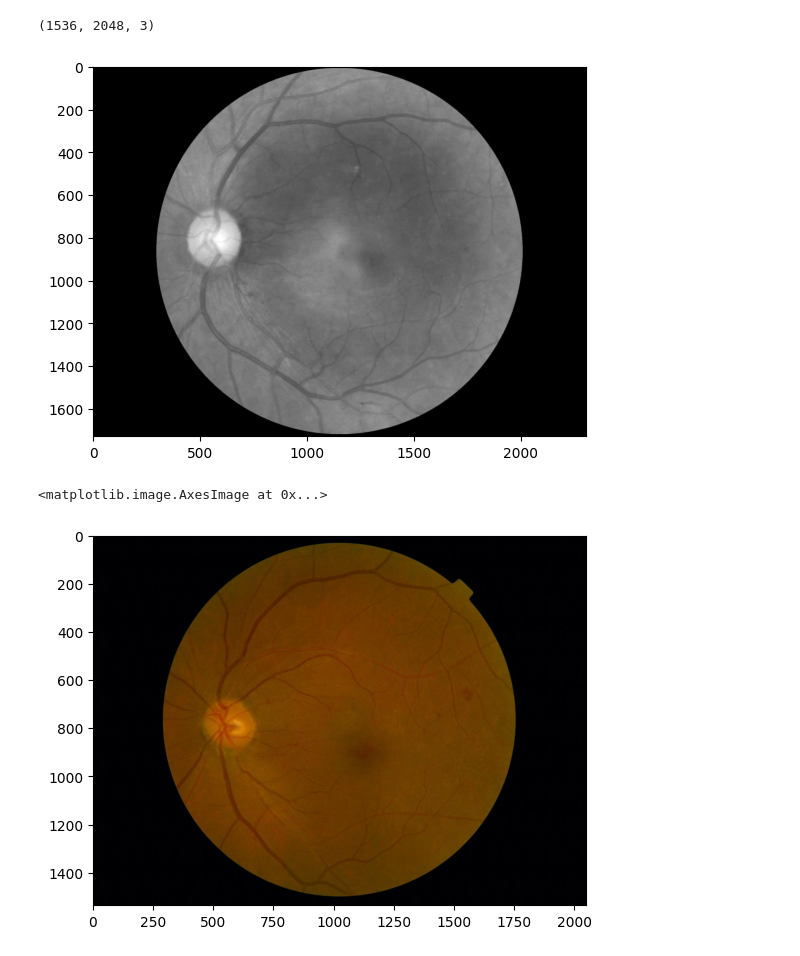
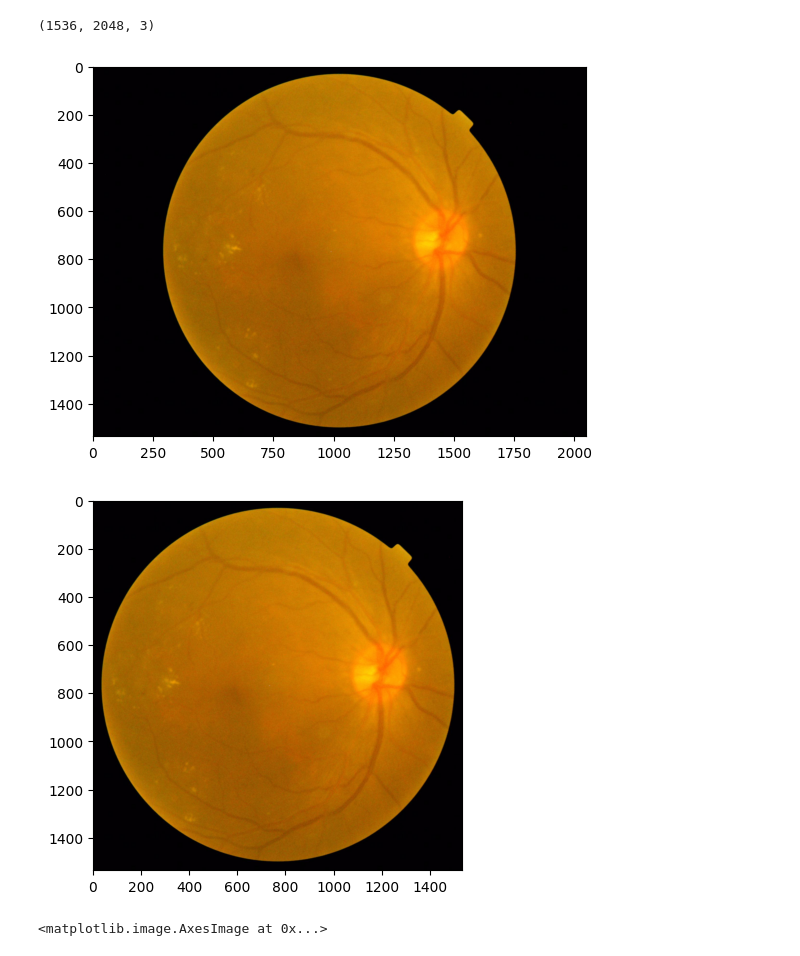
Before and after one commit to SiyungCho/Diabetic-Retinopathy-Detection, a Jupyter notebook: preprocessing.ipynb, the cells around one changed output. Cells and saved outputs as stored; diff of their text form; code cells hidden in the pictures.

```diff
--- a/preprocessing.ipynb
+++ b/preprocessing.ipynb
@@ -86,12 +112,14 @@ min_c:  1026
 # %%
 #x_train = np.array(x_train)
 print(x_train[10].shape)
-plt.imshow(cv2.cvtColor(x_train[70], cv2.COLOR_BGR2RGB))
-plt.imshow(x_train[70][:,:,2], cmap='gray')
+plt.imshow(cv2.cvtColor(x_train[130], cv2.COLOR_BGR2RGB))
+#plt.imshow(x_train[70][:,:,2], cmap='gray')
 plt.show()
-plt.imshow(cv2.cvtColor(x_train_cropped[10], cv2.COLOR_BGR2RGB))
+plt.imshow(cv2.cvtColor(x_train_cropped[130], cv2.COLOR_BGR2RGB))
+plt.show()
+plt.imshow(cv2.cvtColor(x_train_resized[130], cv2.COLOR_BGR2RGB))
 # %% [output]
 (1536, 2048, 3)
-[figure, old version]
+[figure, new version]
+[figure, new version]
 <matplotlib.image.AxesImage at 0x...>
-[figure, old version]
```
Also changed, not shown: parts of 3 cells of this notebook.
